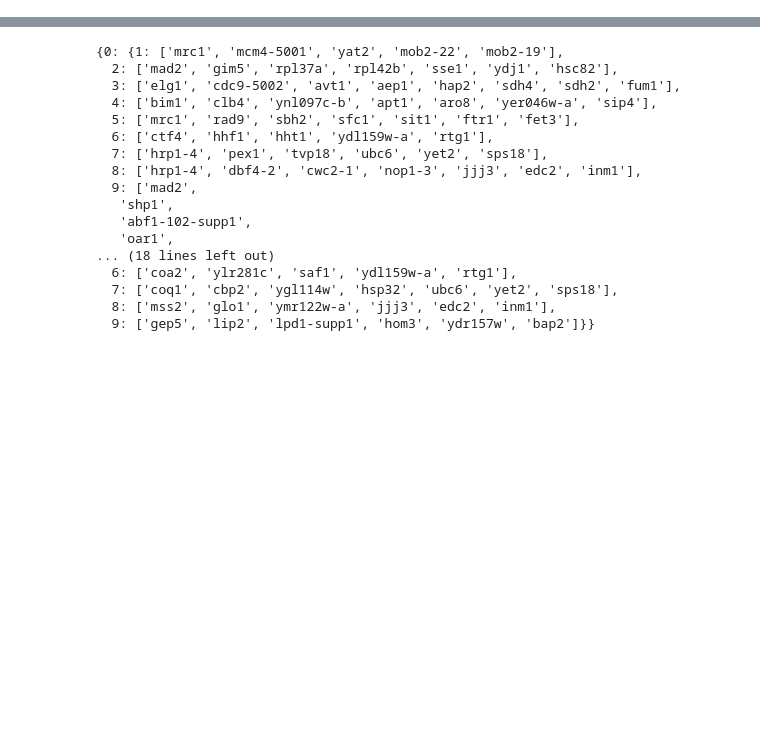
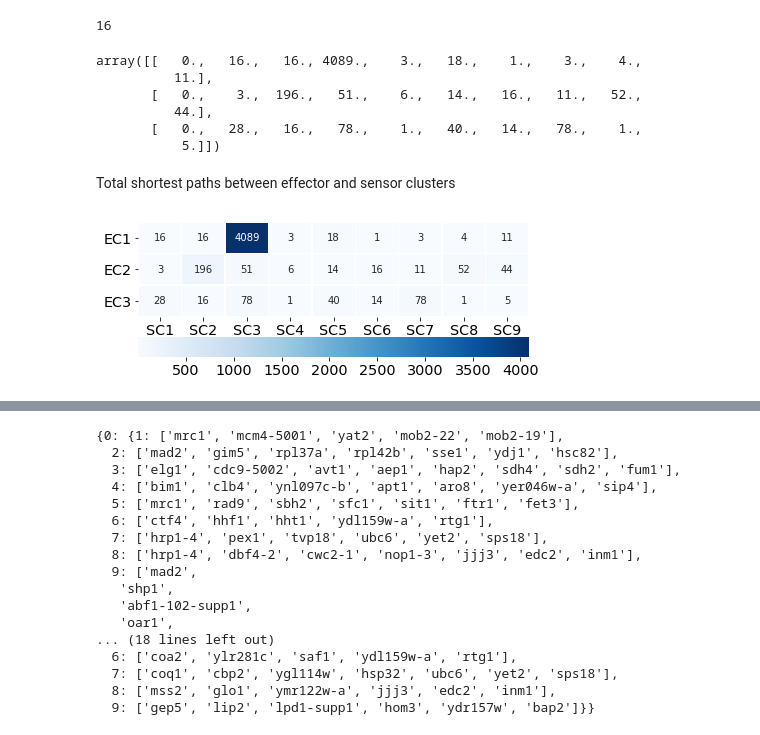
Before and after one commit to oacar/enm_package, a Jupyter notebook: notebooks/18-shortest-prs-path-101321.ipynb, the cells around one changed output, grey strips where cells are left out. Drawn from its saved outputs; the diff is of its cells as text; code cells hidden in the pictures; blank space fills up the shorter version.

```diff
--- a/notebooks/18-shortest-prs-path-101321.ipynb
+++ b/notebooks/18-shortest-prs-path-101321.ipynb
@@ -44,2 +67,44 @@ def find_highest_prs_path(sources, targets, g, prs_mat_df):
 # %%
-all_paths = {0:{} , 1:{}, 2:{}}
+all_shortest_paths = {0:{},1:{},2:{}}
+# %%
+#counts = []
+for i in range(3):
+    sources = effectors_df.loc[effectors_df.effector_cluster==i]
+    for j in np.arange(1,10):
+        targets = sensors_df.loc[sensors_df.gid==j]
+        p= find_all_shortest_paths(sources, targets,e_pcc.graph_gc)
+        all_shortest_paths[i][j]=p
+        #all_path_counts[i][j] = c
+        #counts.append(c)
+# %%
+all_shortest_paths_counts = np.zeros((3,10))
+# %%
+for i in range(3):
+    for j in range(1,10):
+        c = len(all_shortest_paths[i][j])
+        all_shortest_paths_counts[i][j] = c
+# %%
+len(all_shortest_paths[0][1])
+# %% [output]
+16
+# %%
+np.set_printoptions(suppress=True)
+all_shortest_paths_counts
+# %% [output]
+array([[   0.,   16.,   16., 4089.,    3.,   18.,    1.,    3.,    4.,
+          11.],
+       [   0.,    3.,  196.,   51.,    6.,   14.,   16.,   11.,   52.,
+          44.],
+       [   0.,   28.,   16.,   78.,    1.,   40.,   14.,   78.,    1.,
+           5.]])
+# %% [markdown]
+Total shortest paths between effector and sensor clusters
+# %%
+fig, ax = plt.subplots(figsize=(7,2.5))
+sns.heatmap(pd.DataFrame(all_shortest_paths_counts[:,1:],index=['EC1','EC2','EC3'],columns=[f"SC{i}" for i in range(1,10)]),
+           annot=True, ax = ax, fmt='.0f',linewidths=.5, cmap='Blues',cbar_kws={"orientation": "horizontal"})
+plt.yticks(rotation=0)
+
+fig.savefig('../reports/figures/paper_figures_supp/figs6_a.png',dpi=150, bbox_inches='tight')
+# %% [output]
+[figure, added]
```
Also changed, not shown: parts of 54 cells of this notebook.
